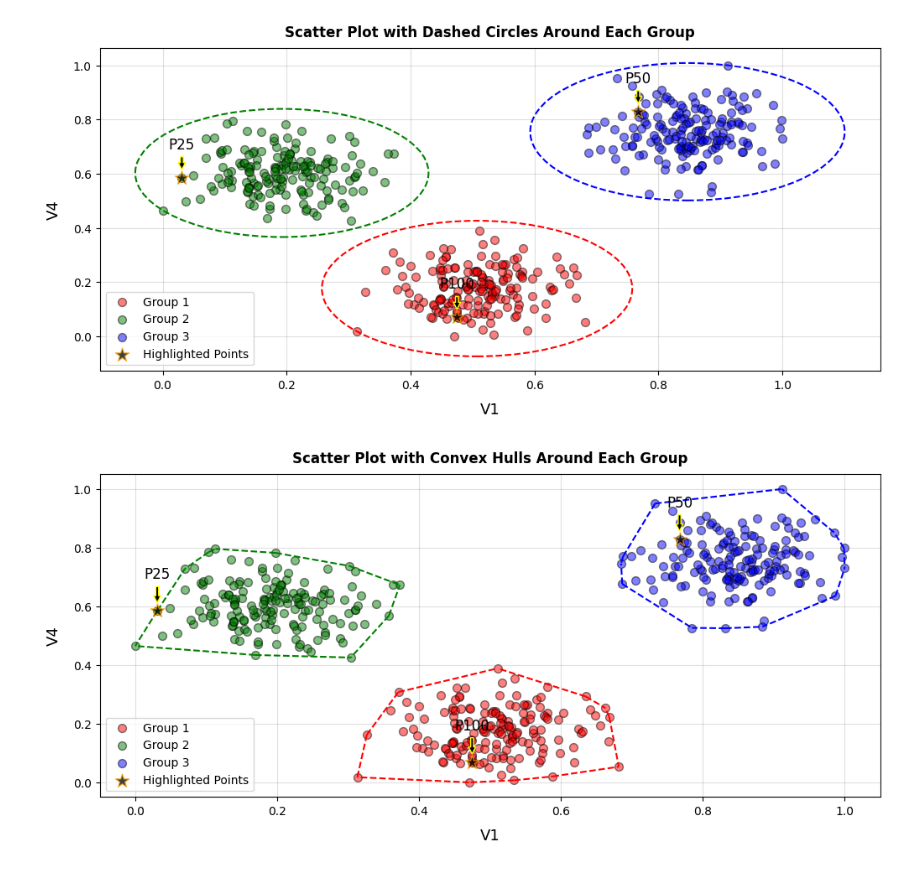
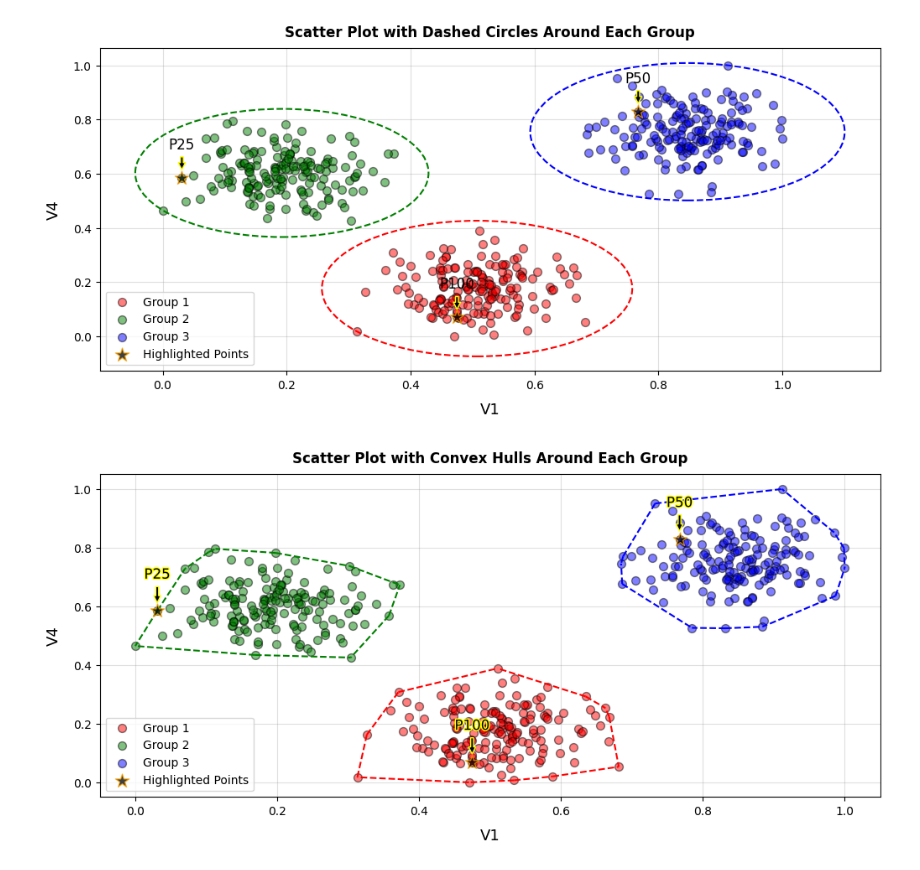
Before and after one commit to renatomaaliw3/public_files, a Jupyter notebook: CPE Electives (1 - 3)/01. Lectures Notebook/23. Data Visualization (Mathplotlib)/04. Data Visualization (PLT - Scatter Plots).ipynb, the cells around one changed output. Cells and saved outputs as stored; diff of their text form; code cells hidden in the pictures.

```diff
--- a/CPE Electives (1 - 3)/01. Lectures Notebook/23. Data Visualization (Mathplotlib)/04. Data Visualization (PLT - Scatter Plots).ipynb
+++ b/CPE Electives (1 - 3)/01. Lectures Notebook/23. Data Visualization (Mathplotlib)/04. Data Visualization (PLT - Scatter Plots).ipynb
@@ -217,7 +253,7 @@ plt.scatter(df['Variable 1'].iloc[highlight_indices], df['Variable 4'].iloc[high
             color = 'black', marker = '*', s = 150, label = 'Highlighted Points', alpha = 0.75, edgecolor = 'orange')
 
 # Annotate the highlighted points
-for i, idx in enumerate(highlight_indices):
+for idx in highlight_indices:
 
     x = df['Variable 1'].iloc[idx]
     y = df['Variable 4'].iloc[idx]
@@ -264,12 +300,12 @@ plt.scatter(df['Variable 1'].iloc[highlight_indices], df['Variable 4'].iloc[high
             color = 'black', marker = '*', s = 150, label = 'Highlighted Points', alpha = 0.75, edgecolor = 'orange')
 
 # Annotate the highlighted points with arrows
-for i, idx in enumerate(highlight_indices):
+for idx in highlight_indices:
 
     x = df['Variable 1'].iloc[idx]
     y = df['Variable 4'].iloc[idx]
 
-    plt.annotate(f'P{idx}', xy=(x, y), xytext=(x, y + 0.15),
+    plt.annotate(f'P{idx}', xy=(x, y), xytext = (x, y + 0.15),
                  fontsize=12, color='black', ha='center', va='top',
                  arrowprops=dict(facecolor='black', arrowstyle='->', lw=1.5))
 
@@ -312,7 +348,7 @@ plt.scatter(df['Variable 1'].iloc[highlight_indices], df['Variable 4'].iloc[high
             color = 'black', marker = '*', s = 150, label = 'Highlighted Points', alpha = 0.75, edgecolor = 'orange')
 
 # Annotate the highlighted points with arrows
-for i, idx in enumerate(highlight_indices):
+for idx in highlight_indices:
 
     x = df['Variable 1'].iloc[idx]
     y = df['Variable 4'].iloc[idx]
@@ -321,7 +357,7 @@ for i, idx in enumerate(highlight_indices):
                  fontsize=12, color='black', ha='center', va='top',
                  arrowprops = dict(facecolor='black',
                                    arrowstyle='simple',
-                                   lw = 1, shrinkB = 7, edgecolor = 'yellow'))
+                                   lw = 1, shrinkB = 9, shrinkA = 2, edgecolor = 'yellow'))
 
 # Add labels and title
 plt.xlabel('V1', fontsize = 13, labelpad = 10)
@@ -381,7 +417,7 @@ plt.scatter(df['Variable 1'].iloc[highlight_indices], df['Variable 4'].iloc[high
             color = 'black', marker = '*', s = 150, label = 'Highlighted Points', alpha = 0.75, edgecolor = 'orange')
 
 # Annotate the highlighted points with arrows
-for i, idx in enumerate(highlight_indices):
+for idx in highlight_indices:
 
     x = df['Variable 1'].iloc[idx]
     y = df['Variable 4'].iloc[idx]
@@ -410,6 +446,7 @@ plt.show()
 # H. Scatter Plot (Highlight Specific Data, Annotation using Arrows (shrinkA, shrinkB), ConvexHull per Groups)
 
 from scipy.spatial import ConvexHull
+from matplotlib import patheffects
 
 # Create a basic scatter plot (With ConvexHull)
 plt.figure(figsize=(12, 5))
@@ -433,36 +470,41 @@ for idx, label in enumerate(sorted_df['Label'].unique()):
 
     # Plot the convex hull as a dashed line
     for simplex in hull.simplices:
+
         plt.plot(points[simplex, 0], points[simplex, 1], linestyle='--', color = specific_colors[idx], linewidth=1.5)
 
 # Highlight specific points (rows 25, 50, and 100) with a black star marker
 highlight_indices = [25, 50, 100]
 plt.scatter(df['Variable 1'].iloc[highlight_indices], df['Variable 4'].iloc[highlight_indices],
             color = 'black', marker = '*', s = 150, label = 'Highlighted Points', alpha = 0.75, edgecolor = 'orange', zorder = 100)
 
 # Annotate the highlighted points with arrows
-for i, idx in enumerate(highlight_indices):
+for idx in highlight_indices:
 
     x = df['Variable 1'].iloc[idx]
     y = df['Variable 4'].iloc[idx]
 
-    plt.annotate(f'P{idx}', xy = (x, y), xytext=(x, y + 0.15),
+    annotation = plt.annotate(f'P{idx}', xy = (x, y), xytext=(x, y + 0.15),
                  fontsize=12, color='black', ha='center', va='top',
                  arrowprops = dict(facecolor='black',
                                    arrowstyle='simple',
                                    lw = 1, shrinkB = 7, edgecolor = 'yellow'))
+
+    # Apply path effects to create a border
+    annotation.set_path_effects([patheffects.withStroke(linewidth = 2, foreground="yellow")]) # path effects
+
 
 # Add labels and title
 plt.xlabel('V1', fontsize=13, labelpad=10)
 plt.ylabel('V4', fontsize=13, labelpad=10)
 plt.title('Scatter Plot with Convex Hulls Around Each Group', pad = 10, fontweight='bold')
 
 # Show Legend
 plt.legend(loc='best')
 
 # Show grid
 plt.grid(True, alpha=0.25, color='gray')
 
 plt.show()
 # %% [output]
-[figure, old version]
+[figure, new version]
```
Also changed, not shown: parts of 8 cells of this notebook.
